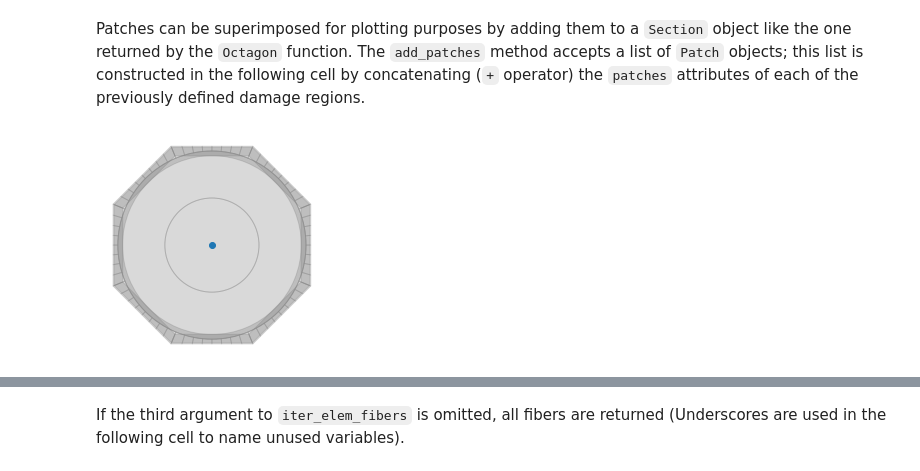
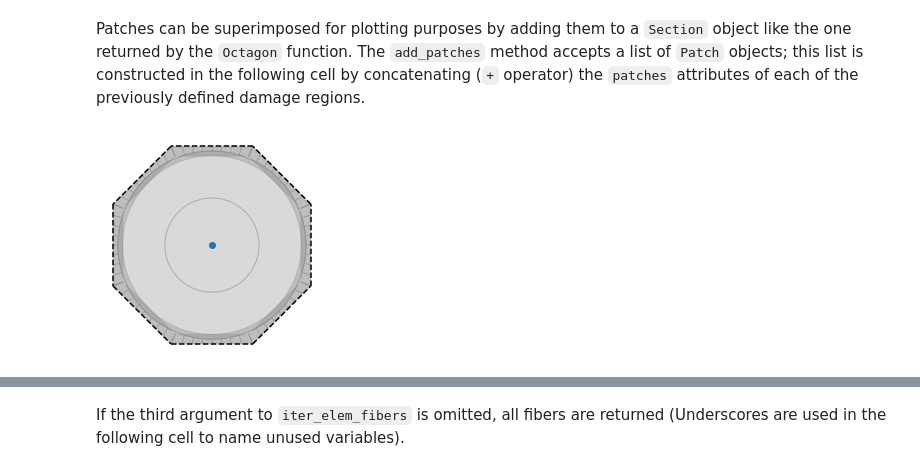
Before and after one commit to BRACE2/Scripts, a Jupyter notebook: SectionRegions/Tests_2.ipynb, the cells around one changed output, grey strips where cells are left out. Cells and saved outputs as stored; diff of their text form; code cells hidden in the pictures.

```diff
--- a/SectionRegions/Tests_2.ipynb
+++ b/SectionRegions/Tests_2.ipynb
@@ -148,13 +148,13 @@ of `Patch` objects; this list is constructed in the following cell by concatenat
 # %%
 sect = Octagon(Dcol/2)
 sect.add_patches(
-    DS["dsr1"]["regions"][0].patches +
+    DS["dsr1"]["regions"][0].layers +
     DS["dsr2"]["regions"][0].patches +
     DS["dsr3"]["regions"][0].patches
 )
 ax = render.section(sect)
 # %% [output]
-[figure, old version]
+[figure, new version]
 # %%
 # Create grid of points
 import numpy as np
```
Also changed, not shown: parts of 5 cells of this notebook, 4 other files.
